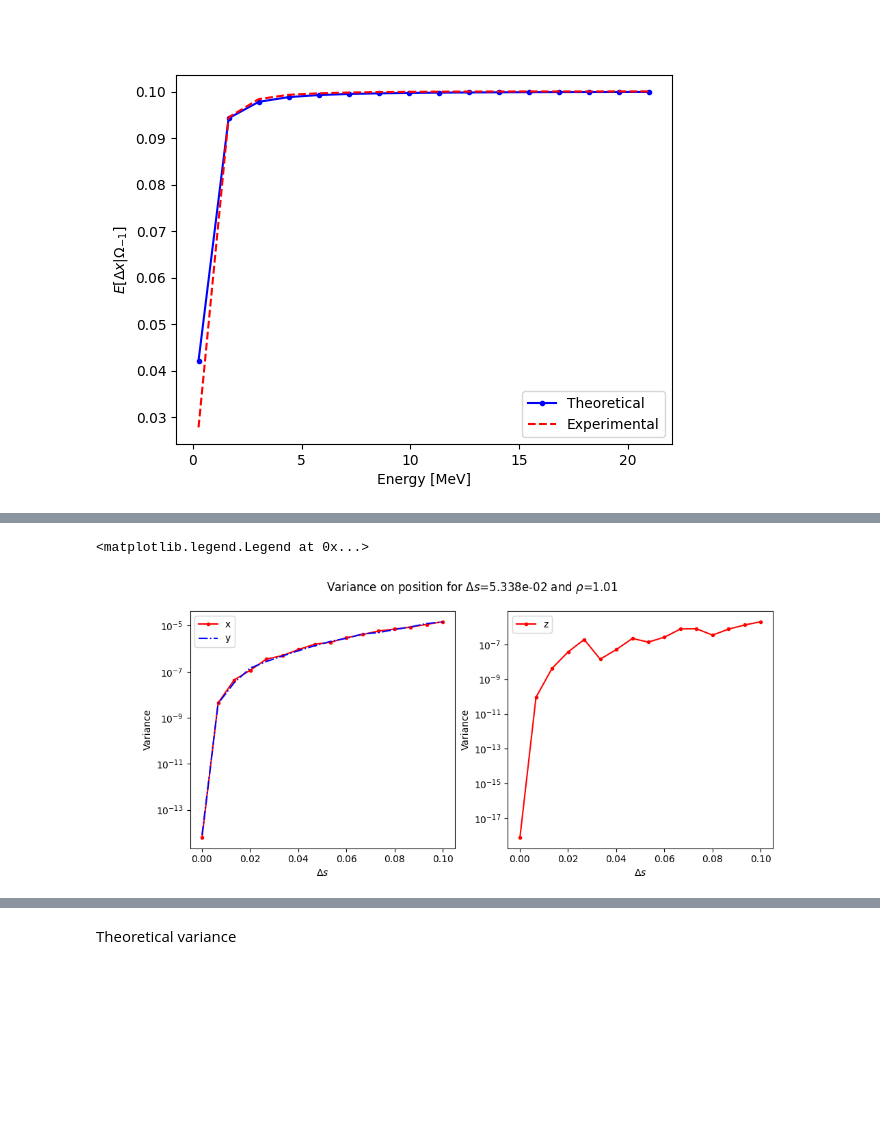
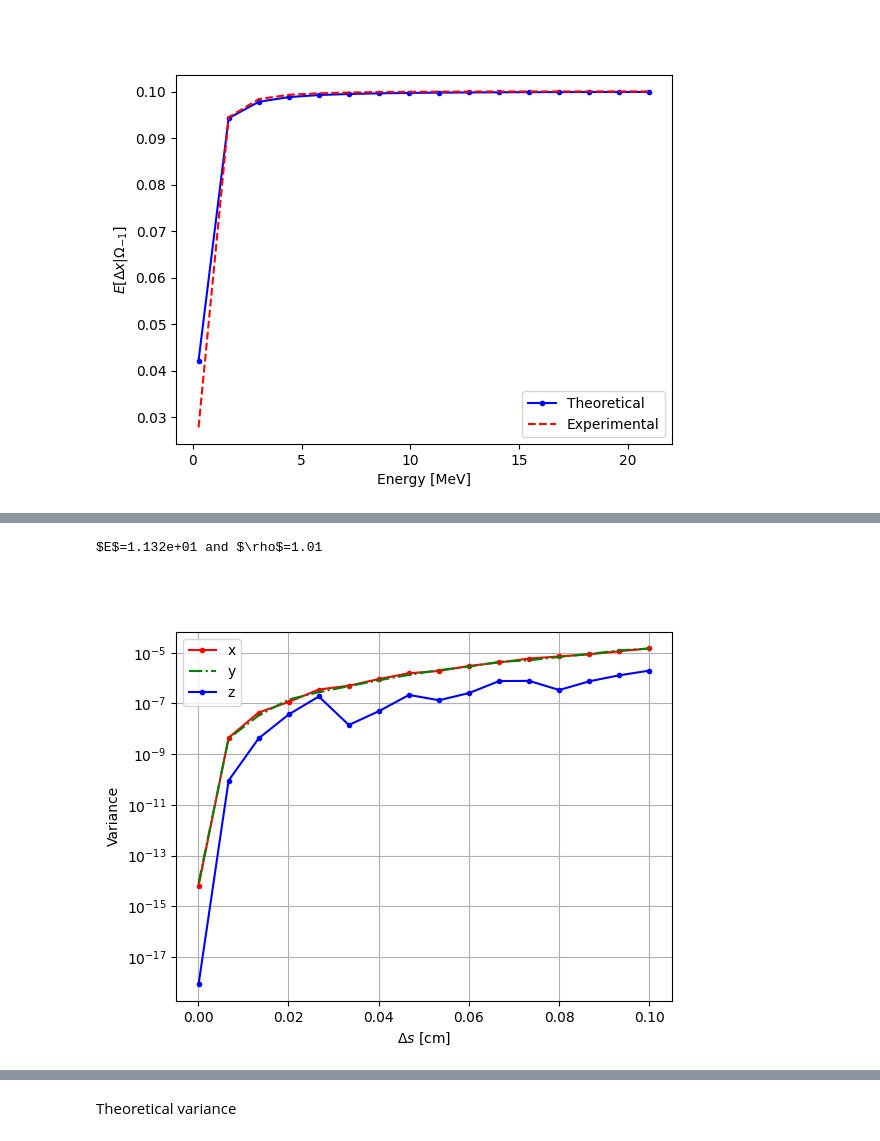
Before and after one commit to KlaasWillems/electronTransportCode, a Jupyter notebook: ms/ownMS.ipynb, the cells around one changed output, grey strips where cells are left out. Drawn from its saved outputs; the diff is of its cells as text; code cells hidden in the pictures; blank space fills up the shorter version.

```diff
--- a/ms/ownMS.ipynb
+++ b/ms/ownMS.ipynb
@@ -155,25 +147,25 @@ ax2.legend()
 # %%
 # Average x, y and z position
 energyIndex = energies.size//2
 densityIndex = densityArray.size//2
 
 # Data
-fig, (ax1, ax2) = plt.subplots(1, 2, figsize=(11, 4.5))
-fig.suptitle(f'Variance on position for $\Delta s$={stepsizeArray[stepsizeIndex]:.3e} and $\\rho$={densityArray[densityIndex]}')
+fig, ax1 = plt.subplots(1, 1)
+# fig.suptitle(f'Variance on position for $\Delta s$={energies[energyIndex]:.3e} and $\\rho$={densityArray[densityIndex]}')
 
 ax1.semilogy(stepsizeArray, bigLUT[energyIndex, :, densityIndex, 4], '.-r', label=f'x')
-ax1.semilogy(stepsizeArray, bigLUT[energyIndex, :, densityIndex, 5], '-.b', label=f'y')
-ax1.set_xlabel('$\Delta s$')
+ax1.semilogy(stepsizeArray, bigLUT[energyIndex, :, densityIndex, 5], '-.g', label=f'y')
+ax1.semilogy(stepsizeArray, bigLUT[energyIndex, :, densityIndex, 6], '.-b', label=f'z')
+ax1.set_xlabel('$\Delta s$ [cm]')
 ax1.set_ylabel('Variance')
 ax1.legend()
+ax1.grid()
+print(f'$E$={energies[energyIndex]*ERE:.3e} and $\\rho$={densityArray[densityIndex]}')
 
-ax2.semilogy(stepsizeArray, bigLUT[energyIndex, :, densityIndex, 6], '.-r', label=f'z')
-ax2.set_xlabel('$\Delta s$')
-ax2.set_ylabel('Variance')
-ax2.legend()
+fig.savefig('figures/VarLUTds.pdf')
 # %% [output]
-<matplotlib.legend.Legend at 0x...>
+$E$=1.132e+01 and $\rho$=1.01
-[figure, old version]
+[figure, new version]
 # %%
 # Average x, y and z position
 energyIndex = energies.size//2
```
Also changed, not shown: parts of 2 cells of this notebook, 4 other files.
